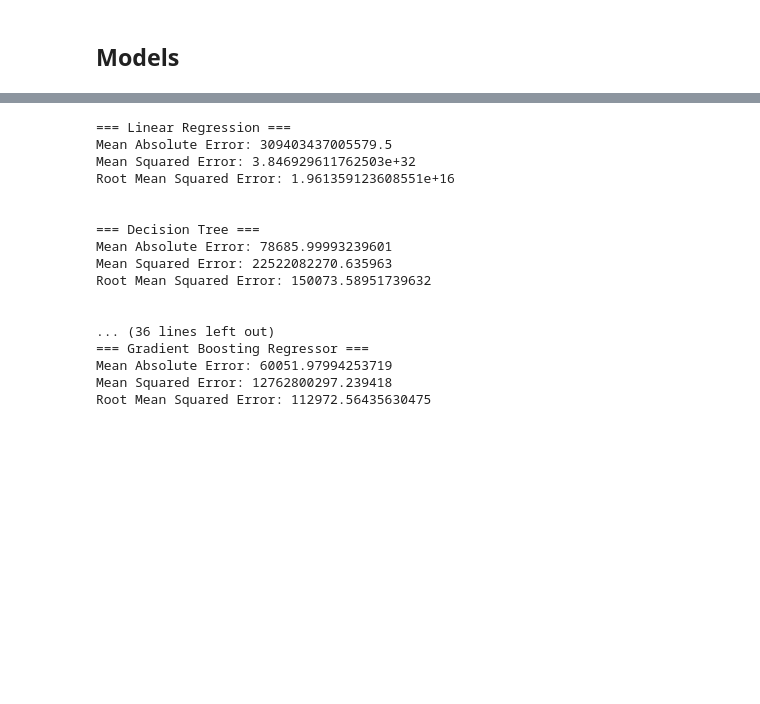
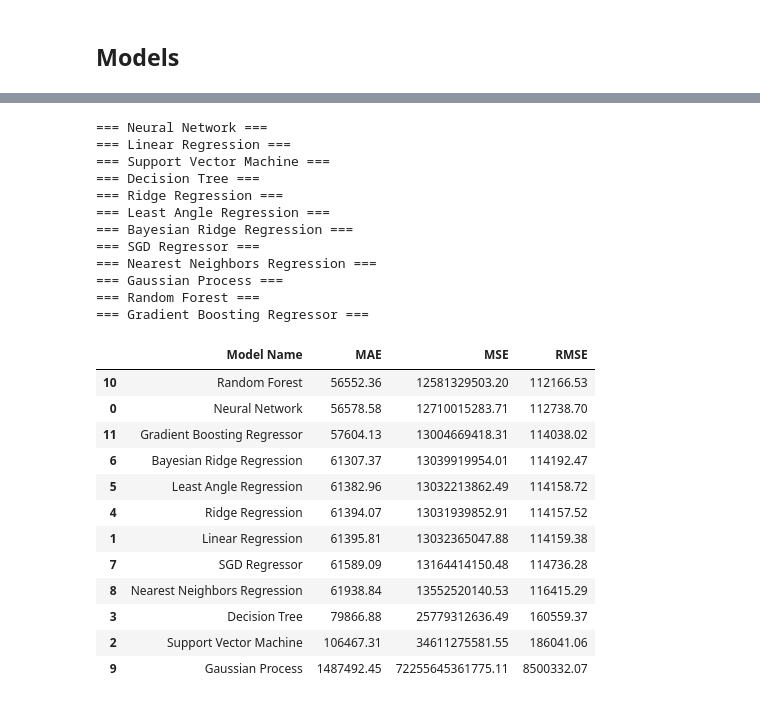
Before and after one commit to ChampBoy/INET4061Project, a Jupyter notebook: Model.ipynb, the cells around one changed output, grey strips where cells are left out. Saved outputs shown, nothing was run; the diff lists cells and outputs as text; code cells hidden in the pictures; blank space fills up the shorter version.

```diff
--- a/Model.ipynb
+++ b/Model.ipynb
@@ -52,13 +57,9 @@ df.head()
 X = df.drop(columns=["totPurchaseAmt", "latitude", "longitude"])
 y = df["totPurchaseAmt"]
 
+X = X.drop(columns=["zestimate"])
+
 X_train, X_test, y_train, y_test = train_test_split(X, y, test_size=0.3)
-
-X_train_zestimate = X_train["zestimate"]
-X_train = X_train.drop(columns=["zestimate"])
-
-X_test_zestimate = X_test["zestimate"]
-X_test = X_test.drop(columns=["zestimate"])
 # %%
 scaler = StandardScaler()
 scaler.fit(X_train)  # Don't cheat - fit only on training data
@@ -107,18 +90,20 @@ Epoch 100/100
 # %%
 models = {
-    #"Neural Network" : cnn_model,
-    "Linear Regression" : linear_model.LinearRegression(),
-    #"Support Vector Machine" : svm.SVR(),
+    "Neural Network" : create_model("Adam"),
+    "Linear Regression" : linear_model.LinearRegression(n_jobs=-1),
+    "Support Vector Machine" : svm.SVR(),
     "Decision Tree" : DecisionTreeRegressor(),
     "Ridge Regression" : linear_model.Ridge(alpha=.5),
     "Least Angle Regression" : linear_model.LassoLars(alpha=.1),
     "Bayesian Ridge Regression" : linear_model.BayesianRidge(),
     "SGD Regressor" : linear_model.SGDRegressor(),
-    "Nearest Neighbors Regression" : neighbors.KNeighborsRegressor(),
-    #"Gaussian Process" : gaussian_process.GaussianProcessRegressor(),
-    "Random Forest" : ensemble.RandomForestRegressor(),
+    "Nearest Neighbors Regression" : neighbors.KNeighborsRegressor(n_jobs=-1),
+    "Gaussian Process" : gaussian_process.GaussianProcessRegressor(),
+    "Random Forest" : ensemble.RandomForestRegressor(n_jobs=-1),
     'Gradient Boosting Regressor' : ensemble.GradientBoostingRegressor()
 }
+
+results = []
 
 for model_name in models:
     model = models[model_name]
@@ -131,25 +116,42 @@ for model_name in models:
     y_pred = model.predict(X_test)
 
     print ("=== " + model_name + " ===")
-    print('Mean Absolute Error:', metrics.mean_absolute_error(y_test, y_pred))
-    print('Mean Squared Error:', metrics.mean_squared_error(y_test, y_pred))
-    print('Root Mean Squared Error:', np.sqrt(metrics.mean_squared_error(y_test, y_pred)))
-    print ('\n')
+    #     print('Mean Absolute Error:', metrics.mean_absolute_error(y_test, y_pred))
+    #     print('Mean Squared Error:', metrics.mean_squared_error(y_test, y_pred))
+    #     print('Root Mean Squared Error:', np.sqrt(metrics.mean_squared_error(y_test, y_pred)))
+    #     print ('\n')
+    results.append([model_name, round(metrics.mean_absolute_error(y_test, y_pred), 3),
+                    round(metrics.mean_squared_error(y_test, y_pred), 3),
+                    round(np.sqrt(metrics.mean_squared_error(y_test, y_pred)), 3)])
 # %% [output]
+=== Neural Network ===
 === Linear Regression ===
-Mean Absolute Error: 309403437005579.5
-Mean Squared Error: 3.846929611762503e+32
-Root Mean Squared Error: 1.961359123608551e+16
-
-
+=== Support Vector Machine ===
 === Decision Tree ===
-Mean Absolute Error: 78685.99993239601
-Mean Squared Error: 22522082270.635963
-Root Mean Squared Error: 150073.58951739632
-
-
-... (36 lines left out)
+=== Ridge Regression ===
+=== Least Angle Regression ===
+=== Bayesian Ridge Regression ===
+=== SGD Regressor ===
+=== Nearest Neighbors Regression ===
+=== Gaussian Process ===
+=== Random Forest ===
 === Gradient Boosting Regressor ===
-Mean Absolute Error: 60051.97994253719
-Mean Squared Error: 12762800297.239418
-Root Mean Squared Error: 112972.56435630475
+# %%
+pd.set_option('display.float_format', '{:.2f}'.format)
+
+dfResults = pd.DataFrame(results, columns =['Model Name', 'MAE', 'MSE', 'RMSE'])
+dfResults.sort_values(by=["MAE"])
+# %% [output]
+|  | Model Name | MAE | MSE | RMSE |
+| 10 | Random Forest | 56552.36 | 12581329503.20 | 112166.53 |
+| 0 | Neural Network | 56578.58 | 12710015283.71 | 112738.70 |
+| 11 | Gradient Boosting Regressor | 57604.13 | 13004669418.31 | 114038.02 |
+| 6 | Bayesian Ridge Regression | 61307.37 | 13039919954.01 | 114192.47 |
+| 5 | Least Angle Regression | 61382.96 | 13032213862.49 | 114158.72 |
+| 4 | Ridge Regression | 61394.07 | 13031939852.91 | 114157.52 |
+| 1 | Linear Regression | 61395.81 | 13032365047.88 | 114159.38 |
+| 7 | SGD Regressor | 61589.09 | 13164414150.48 | 114736.28 |
+| 8 | Nearest Neighbors Regression | 61938.84 | 13552520140.53 | 116415.29 |
+| 3 | Decision Tree | 79866.88 | 25779312636.49 | 160559.37 |
+| 2 | Support Vector Machine | 106467.31 | 34611275581.55 | 186041.06 |
+| 9 | Gaussian Process | 1487492.45 | 72255645361775.11 | 8500332.07 |
```
Also changed, not shown: parts of 15 cells of this notebook.
